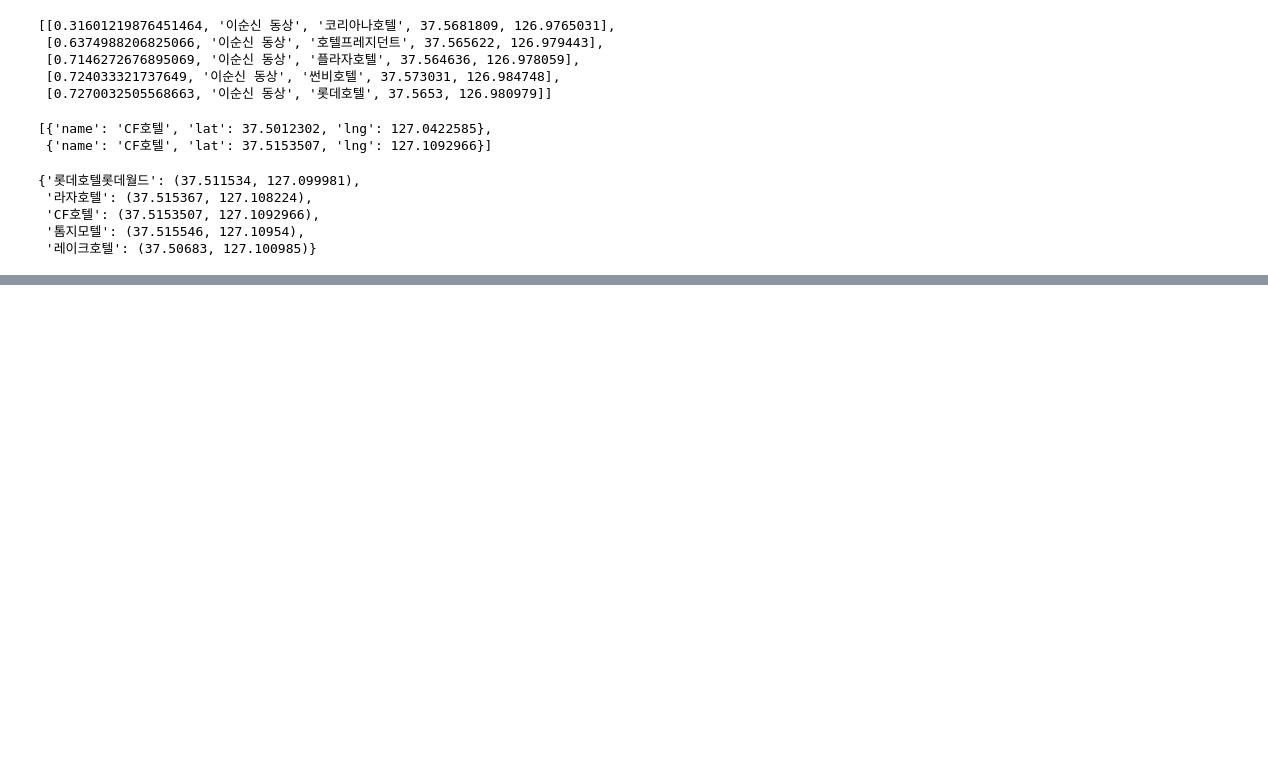
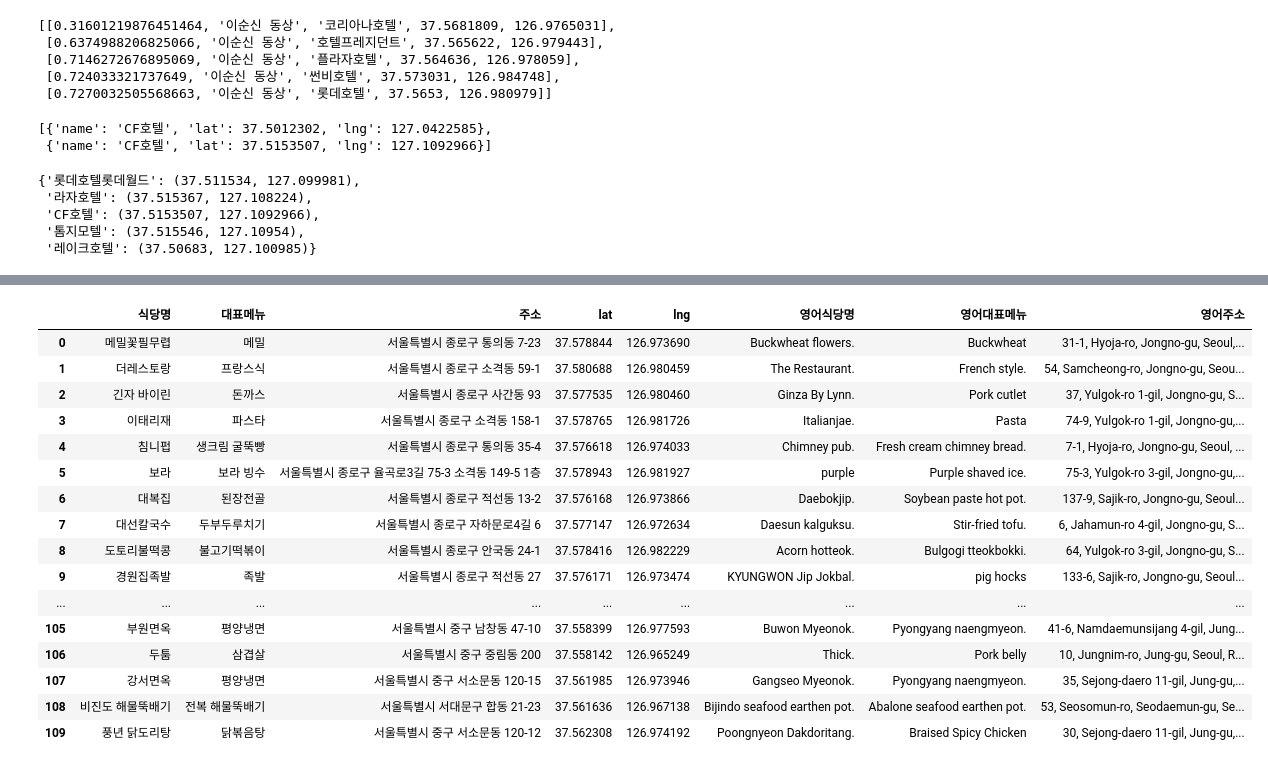
Before and after one commit to dwookangaroo/bigdata-final, a Jupyter notebook: translation.ipynb, the cells around one changed output, grey strips where cells are left out. Cells and saved outputs as stored; diff of their text form; code cells hidden in the pictures; blank space fills up the shorter version.

Commit message:
add table columns for sever

```diff
--- a/translation.ipynb
+++ b/translation.ipynb
@@ -454,0 +512,16 @@ new_dict
+# %%
+# 번역기로 돌린 결과값을 하나씩 가져온다.
+english_list = []
+driver = webdriver.Chrome('chrome_driver/chromedriver.exe') # 여기에 크롬드라이브 다운로드 받은 경로를 입력한다.
+driver.get("https://papago.naver.com/")
+driver.implicitly_wait(3)
+
+for data in tqdm(hotel_df['주소']):
+    elem = driver.find_element_by_id("txtSource")
+    elem.clear()
+    elem.send_keys(data)
+
+    time.sleep(3)
+
+    result = driver.find_element_by_id("txtTarget")
+    english_list.append(result.text)
@@ -454,0 +590,2 @@ new_dict
+# %%
+arrray_list = list(map(lambda x: x.split('\n'),english_list))
@@ -454,0 +612,2 @@ new_dict
+# %%
+result_list = [x[2] for x in arrray_list]
@@ -454,0 +634,10 @@ new_dict
+# %%
+result_list[2]= '37, Yulgok-ro 1-gil, Jongno-gu, Seoul, Republic of Korea'
+result_list[13]= '148-28, Euljiro 2-ga, Jung-gu, Seoul, B1, Republic of Korea'
+result_list[20]= 'The 29th Four Seasons Hotel in Dangju-dong, Jongno-gu, Seoul, B1, Republic of Korea'
+result_list[25]= '42, Jong-ro 3-gil, Jongno-gu, Seoul, Republic of Korea'
+result_list[26]= 'The 2nd floor of Le Meyer, 166 Cheongjin-dong, Jongno-gu, Seoul, Republic of Korea.'
+result_list[30]=  '226-36, Yeouido-dong, Yeongdeungpo-gu, Seoul, Republic of Korea.'
+result_list[33]= '174, Noryangjin-ro, Dongjak-gu, Seoul, Section2  Republic of Korea'
+result_list[69]= '29-18, Duteopbawi-ro 38-gil, Yongsan-gu, Seoul, Republic of Korea'
+result_list[70]= 'Golden Crumble on the 1st floor of 43-14 TM Town in Huam-dong, Duibawi-ro, Yongsan-gu, Seoul, Republic of Korea.'
@@ -454,0 +664,21 @@ new_dict
+# %%
+food_df['영어주소']=result_list
+food_df
+# %% [output]
+|  | 식당명 | 대표메뉴 | 주소 | lat | lng | 영어식당명 | 영어대표메뉴 | 영어주소 |
+| 0 | 메밀꽃필무렵 | 메밀 | 서울특별시 종로구 통의동 7-23 | 37.578844 | 126.973690 | Buckwheat flowers. | Buckwheat | 31-1, Hyoja-ro, Jongno-gu, Seoul,... |
+| 1 | 더레스토랑 | 프랑스식 | 서울특별시 종로구 소격동 59-1 | 37.580688 | 126.980459 | The Restaurant. | French style. | 54, Samcheong-ro, Jongno-gu, Seou... |
+| 2 | 긴자 바이린 | 돈까스 | 서울특별시 종로구 사간동 93 | 37.577535 | 126.980460 | Ginza By Lynn. | Pork cutlet | 37, Yulgok-ro 1-gil, Jongno-gu, S... |
+| 3 | 이태리재 | 파스타 | 서울특별시 종로구 소격동 158-1 | 37.578765 | 126.981726 | Italianjae. | Pasta | 74-9, Yulgok-ro 1-gil, Jongno-gu,... |
+| 4 | 침니펍 | 생크림 굴뚝빵 | 서울특별시 종로구 통의동 35-4 | 37.576618 | 126.974033 | Chimney pub. | Fresh cream chimney bread. | 7-1, Hyoja-ro, Jongno-gu, Seoul, ... |
+| 5 | 보라 | 보라 빙수 | 서울특별시 종로구 율곡로3길 75-3 소격동 149-5 1층 | 37.578943 | 126.981927 | purple | Purple shaved ice. | 75-3, Yulgok-ro 3-gil, Jongno-gu,... |
+| 6 | 대복집 | 된장전골 | 서울특별시 종로구 적선동 13-2 | 37.576168 | 126.973866 | Daebokjip. | Soybean paste hot pot. | 137-9, Sajik-ro, Jongno-gu, Seoul... |
+| 7 | 대선칼국수 | 두부두루치기 | 서울특별시 종로구 자하문로4길 6 | 37.577147 | 126.972634 | Daesun kalguksu. | Stir-fried tofu. | 6, Jahamun-ro 4-gil, Jongno-gu, S... |
+| 8 | 도토리불떡콩 | 불고기떡볶이 | 서울특별시 종로구 안국동 24-1 | 37.578416 | 126.982229 | Acorn hotteok. | Bulgogi tteokbokki. | 64, Yulgok-ro 3-gil, Jongno-gu, S... |
+| 9 | 경원집족발 | 족발 | 서울특별시 종로구 적선동 27 | 37.576171 | 126.973474 | KYUNGWON Jip Jokbal. | pig hocks | 133-6, Sajik-ro, Jongno-gu, Seoul... |
+| ... | ... | ... | ... | ... | ... | ... | ... | ... |
+| 105 | 부원면옥 | 평양냉면 | 서울특별시 중구 남창동 47-10 | 37.558399 | 126.977593 | Buwon Myeonok. | Pyongyang naengmyeon. | 41-6, Namdaemunsijang 4-gil, Jung... |
+| 106 | 두툼 | 삼겹살 | 서울특별시 중구 중림동 200 | 37.558142 | 126.965249 | Thick. | Pork belly | 10, Jungnim-ro, Jung-gu, Seoul, R... |
+| 107 | 강서면옥 | 평양냉면 | 서울특별시 중구 서소문동 120-15 | 37.561985 | 126.973946 | Gangseo Myeonok. | Pyongyang naengmyeon. | 35, Sejong-daero 11-gil, Jung-gu,... |
+| 108 | 비진도 해물뚝배기 | 전복 해물뚝배기 | 서울특별시 서대문구 합동 21-23 | 37.561636 | 126.967138 | Bijindo seafood earthen pot. | Abalone seafood earthen pot. | 53, Seosomun-ro, Seodaemun-gu, Se... |
+| 109 | 풍년 닭도리탕 | 닭볶음탕 | 서울특별시 중구 서소문동 120-12 | 37.562308 | 126.974192 | Poongnyeon Dakdoritang. | Braised Spicy Chicken | 30, Sejong-daero 11-gil, Jung-gu,... |
```
Also changed, not shown: parts of 39 cells of this notebook, 1 other file.
